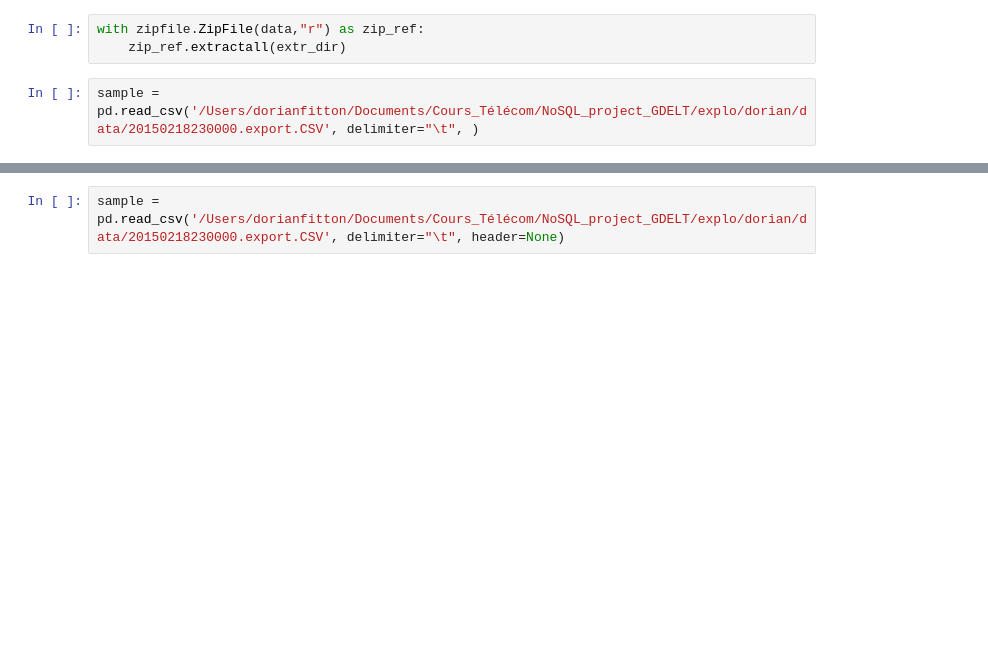
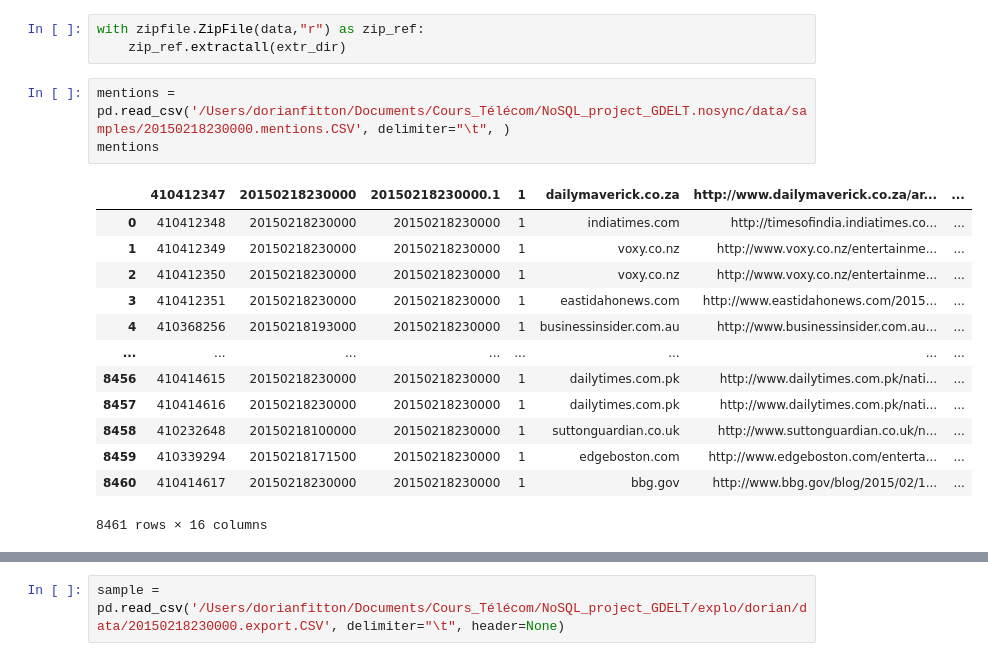
Before and after one commit to dodofit/NoSQL_project_GDELT, a Jupyter notebook: explo/dorian/csv_check.ipynb, the cells around one changed output, grey strips where cells are left out. Saved outputs shown, nothing was run; the diff lists cells and outputs as text; blank space fills up the shorter version.

```diff
--- a/explo/dorian/csv_check.ipynb
+++ b/explo/dorian/csv_check.ipynb
@@ -32,7 +99,22 @@ shutil.unpack_archive(data, extr_dir)
 with zipfile.ZipFile(data,"r") as zip_ref:
     zip_ref.extractall(extr_dir)
 # %%
-sample = pd.read_csv('/Users/dorianfitton/Documents/Cours_Télécom/NoSQL_project_GDELT/explo/dorian/data/20150218230000.export.CSV', delimiter="\t", )
+mentions = pd.read_csv('/Users/dorianfitton/Documents/Cours_Télécom/NoSQL_project_GDELT.nosync/data/samples/20150218230000.mentions.CSV', delimiter="\t", )
+mentions
+# %% [output]
+|  | 410412347 | 20150218230000 | 20150218230000.1 | 1 | dailymaverick.co.za | http://www.dailymaverick.co.za/ar... | ... |
+| 0 | 410412348 | 20150218230000 | 20150218230000 | 1 | indiatimes.com | http://timesofindia.indiatimes.co... | ... |
+| 1 | 410412349 | 20150218230000 | 20150218230000 | 1 | voxy.co.nz | http://www.voxy.co.nz/entertainme... | ... |
+| 2 | 410412350 | 20150218230000 | 20150218230000 | 1 | voxy.co.nz | http://www.voxy.co.nz/entertainme... | ... |
+| 3 | 410412351 | 20150218230000 | 20150218230000 | 1 | eastidahonews.com | http://www.eastidahonews.com/2015... | ... |
+| 4 | 410368256 | 20150218193000 | 20150218230000 | 1 | businessinsider.com.au | http://www.businessinsider.com.au... | ... |
+| ... | ... | ... | ... | ... | ... | ... | ... |
+| 8456 | 410414615 | 20150218230000 | 20150218230000 | 1 | dailytimes.com.pk | http://www.dailytimes.com.pk/nati... | ... |
+| 8457 | 410414616 | 20150218230000 | 20150218230000 | 1 | dailytimes.com.pk | http://www.dailytimes.com.pk/nati... | ... |
+| 8458 | 410232648 | 20150218100000 | 20150218230000 | 1 | suttonguardian.co.uk | http://www.suttonguardian.co.uk/n... | ... |
+| 8459 | 410339294 | 20150218171500 | 20150218230000 | 1 | edgeboston.com | http://www.edgeboston.com/enterta... | ... |
+| 8460 | 410414617 | 20150218230000 | 20150218230000 | 1 | bbg.gov | http://www.bbg.gov/blog/2015/02/1... | ... |
+8461 rows × 16 columns
 # %%
 sample
 # %% [output]
```
Also changed, not shown: parts of 24 cells of this notebook, 1 other file.
